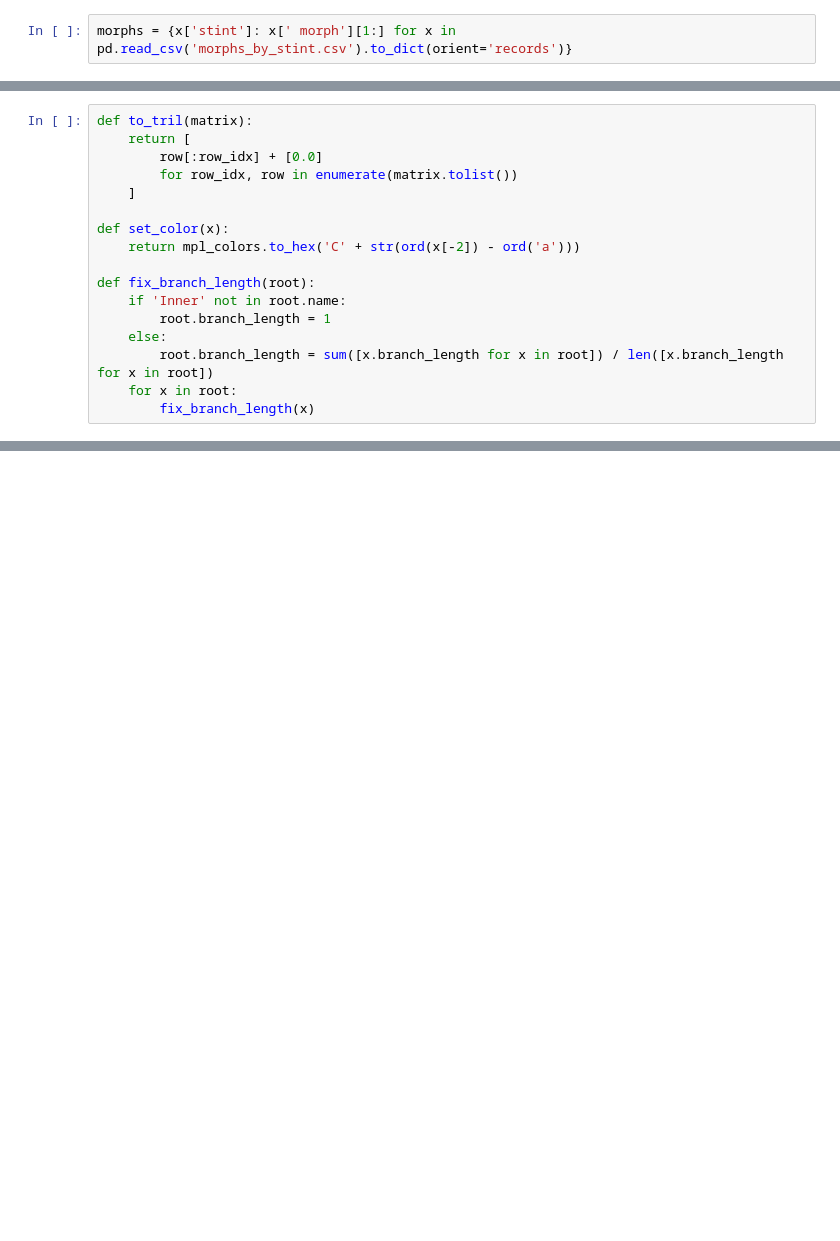
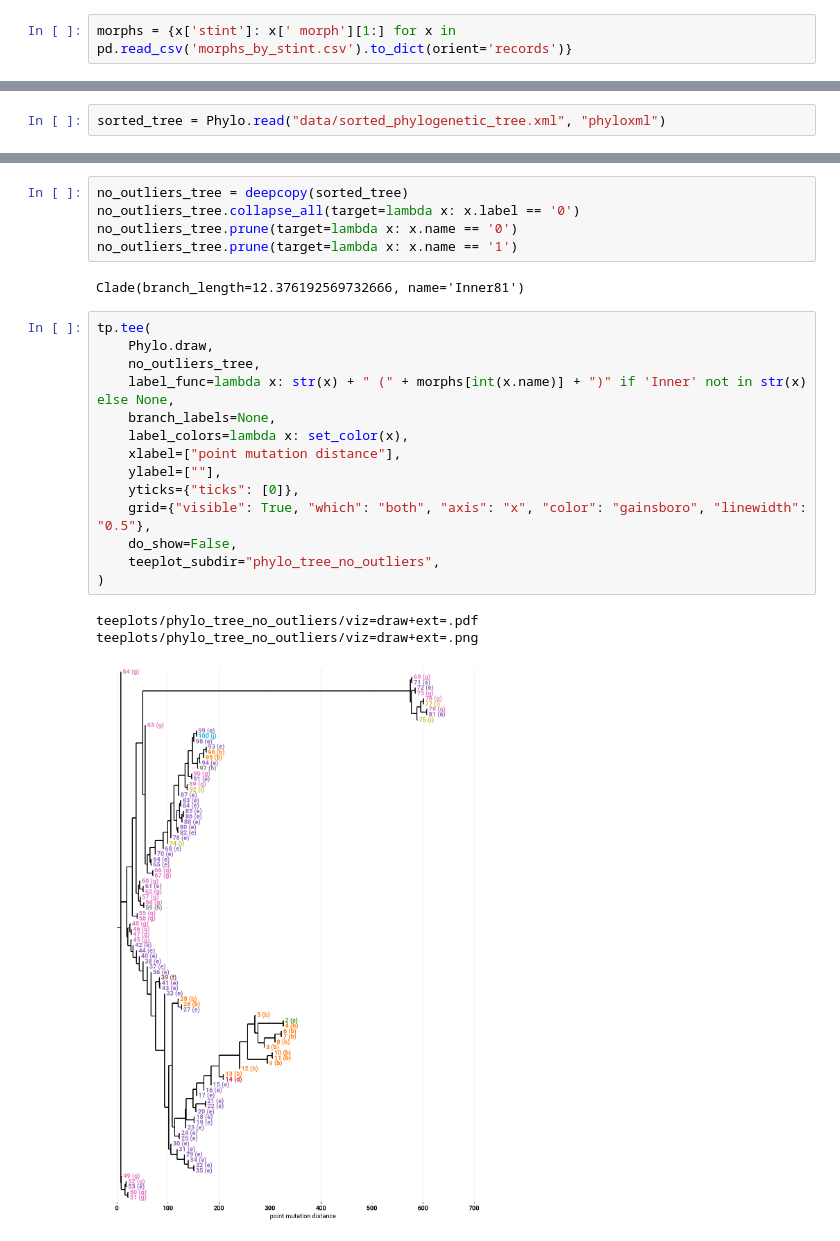
Before and after one commit to rodsan0/dishtiny_event_tag_phylogenetics, a Jupyter notebook: draw_phylo_tree.ipynb, the cells around one changed output, grey strips where cells are left out. Cells and saved outputs as stored; diff of their text form; blank space fills up the shorter version.

Commit message:
Refactor notebooks into build & draw
Also, add new graphs

```diff
--- a/draw_phylo_tree.ipynb
+++ b/draw_phylo_tree.ipynb
@@ -42,17 +27,0 @@ with open("data/stint_tags.json", 'r') as f:
-# %%
-def to_tril(matrix):
-    return [
-        row[:row_idx] + [0.0]
-        for row_idx, row in enumerate(matrix.tolist())
-    ]
-
-def set_color(x):
-    return mpl_colors.to_hex('C' + str(ord(x[-2]) - ord('a')))
-
-def fix_branch_length(root):
-    if 'Inner' not in root.name:
-        root.branch_length = 1
-    else:
-        root.branch_length = sum([x.branch_length for x in root]) / len([x.branch_length for x in root])
-    for x in root:
-        fix_branch_length(x)
@@ -71,3 +28,5 @@ new_tree.sort_tree(reverse=False)
+# %%
+sorted_tree = Phylo.read("data/sorted_phylogenetic_tree.xml", "phyloxml")
 # %%
 tp.tee(
     Phylo.draw,
@@ -89,0 +48,25 @@ teeplots/phylo_tree/viz=draw+ext=.png
+# %%
+no_outliers_tree = deepcopy(sorted_tree)
+no_outliers_tree.collapse_all(target=lambda x: x.label == '0')
+no_outliers_tree.prune(target=lambda x: x.name == '0')
+no_outliers_tree.prune(target=lambda x: x.name == '1')
+# %% [output]
+Clade(branch_length=12.376192569732666, name='Inner81')
+# %%
+tp.tee(
+    Phylo.draw,
+    no_outliers_tree,
+    label_func=lambda x: str(x) + " (" + morphs[int(x.name)] + ")" if 'Inner' not in str(x) else None,
+    branch_labels=None,
+    label_colors=lambda x: set_color(x),
+    xlabel=["point mutation distance"],
+    ylabel=[""],
+    yticks={"ticks": [0]},
+    grid={"visible": True, "which": "both", "axis": "x", "color": "gainsboro", "linewidth": "0.5"},
+    do_show=False,
+    teeplot_subdir="phylo_tree_no_outliers",
+)
+# %% [output]
+teeplots/phylo_tree_no_outliers/viz=draw+ext=.pdf
+teeplots/phylo_tree_no_outliers/viz=draw+ext=.png
+[figure, added]
```
Also changed, not shown: parts of 11 cells of this notebook, 53 other files.
